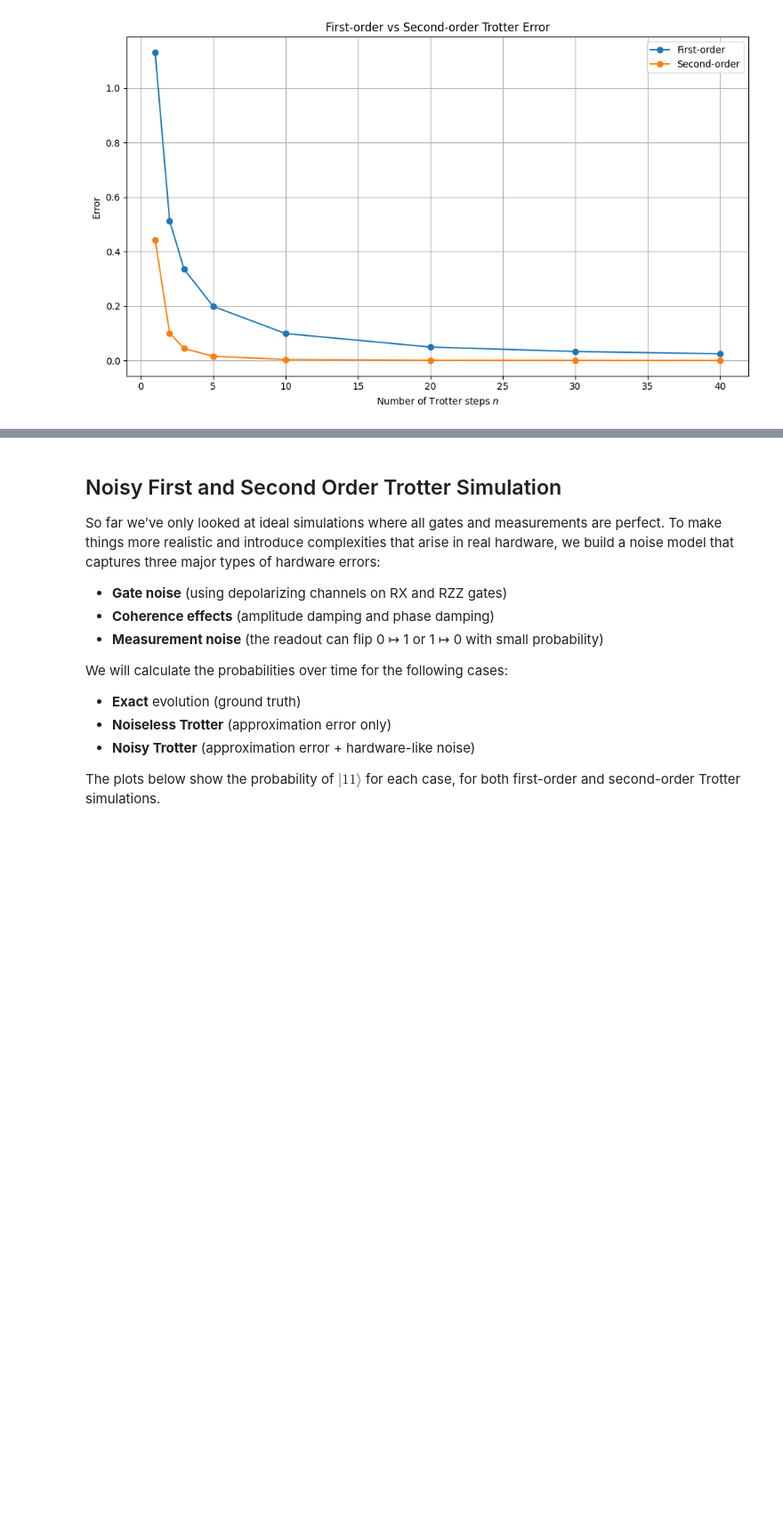
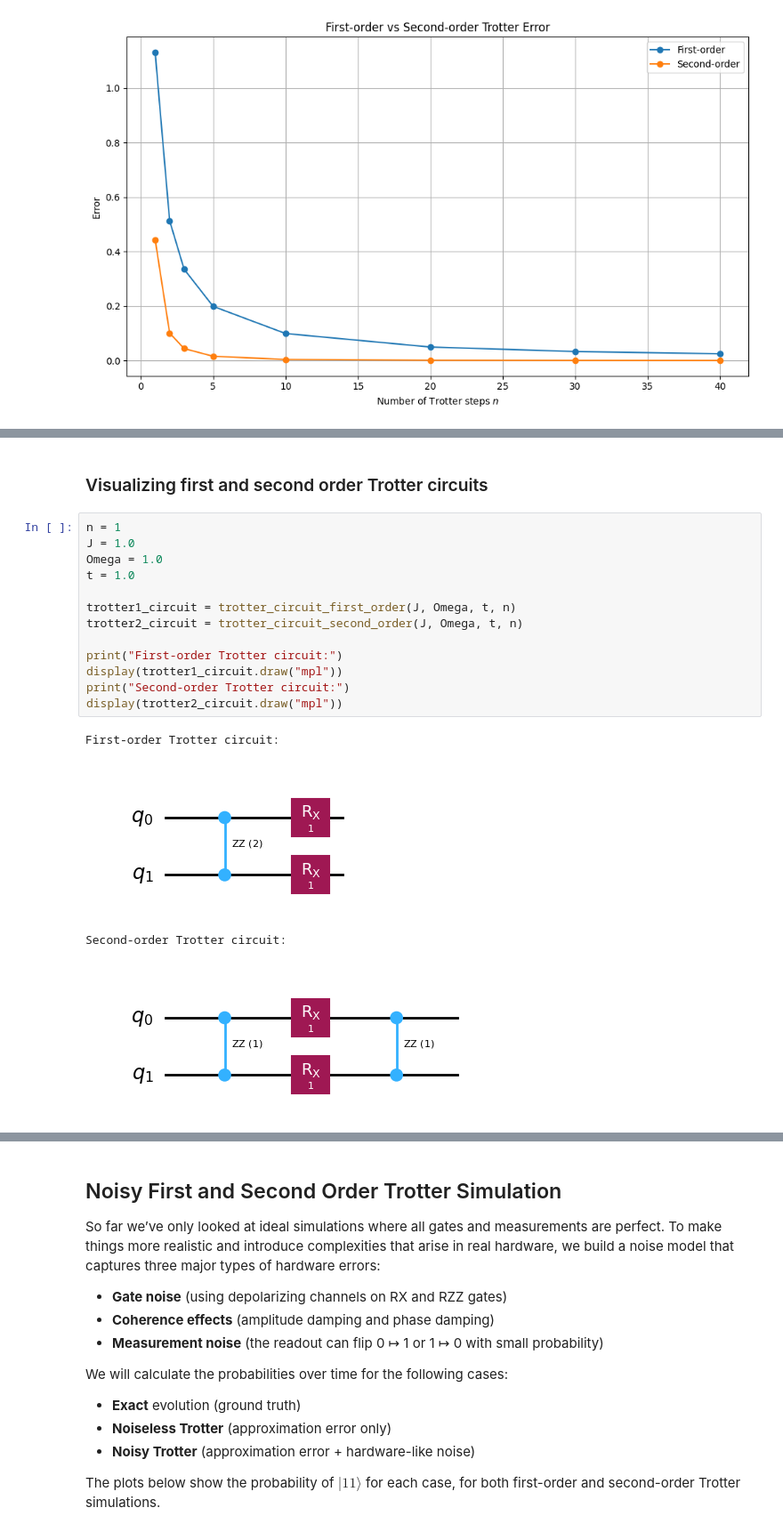
Before and after one commit to misha-ir/quantum-simulation-and-noise-analysis, a Jupyter notebook: phase_two.ipynb, the cells around one changed output, grey strips where cells are left out. Shown at 89% size. Cells and saved outputs as stored; diff of their text form; blank space fills up the shorter version.

```diff
--- a/phase_two.ipynb
+++ b/phase_two.ipynb
@@ -680,0 +762,20 @@ plt.show()
+# %% [markdown]
+### Visualizing first and second order Trotter circuits
+# %%
+n = 1
+J = 1.0
+Omega = 1.0
+t = 1.0
+
+trotter1_circuit = trotter_circuit_first_order(J, Omega, t, n)
+trotter2_circuit = trotter_circuit_second_order(J, Omega, t, n)
+
+print("First-order Trotter circuit:")
+display(trotter1_circuit.draw("mpl"))
+print("Second-order Trotter circuit:")
+display(trotter2_circuit.draw("mpl"))
+# %% [output]
+First-order Trotter circuit:
+[figure, added]
+Second-order Trotter circuit:
+[figure, added]
```
Also changed, not shown: parts of 8 cells of this notebook.
